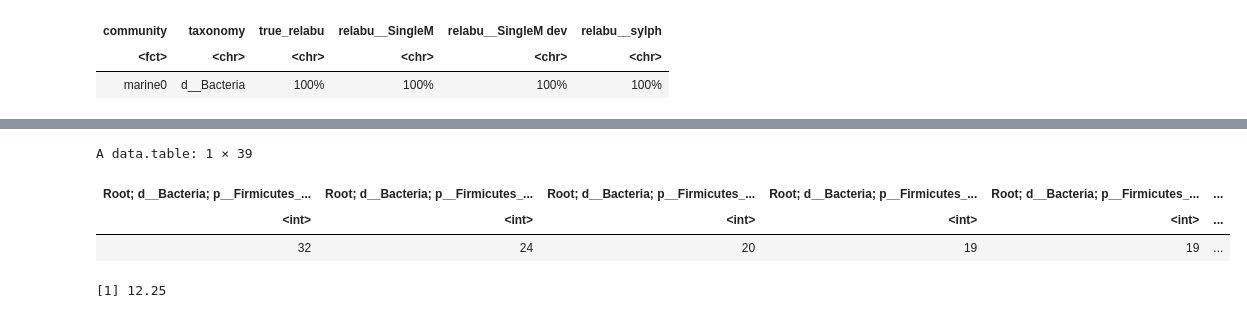
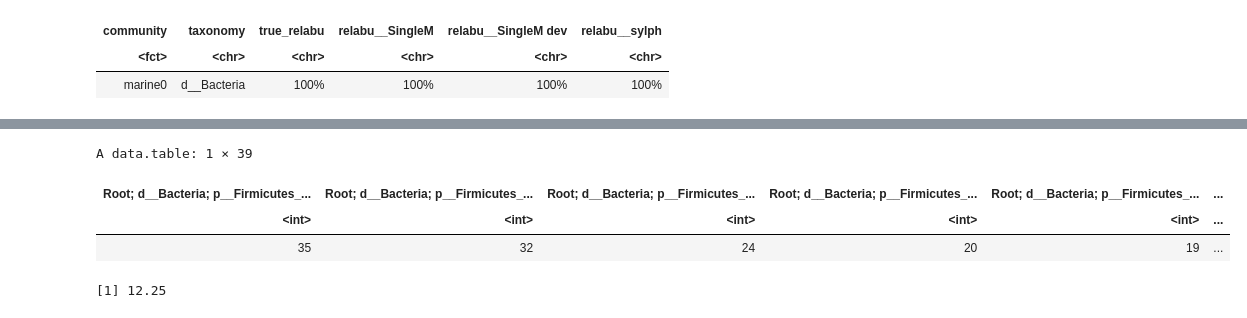
Before and after one commit to timbalam/singlem-benchmarking, a Jupyter notebook: 5_novelty/plot.ipynb, the cells around one changed output, grey strips where cells are left out. Cells and saved outputs as stored; diff of their text form; code cells hidden in the pictures.

```diff
--- a/5_novelty/plot.ipynb
+++ b/5_novelty/plot.ipynb
@@ -193,7 +193,8 @@ A data.table: 12 × 6
 fix_names <- function(old)
     purrr::map_chr(strsplit(old, "; ?"), function(x) paste0(x, collapse = "; "))
 
-params <- data.table(expand.grid(div = c(2, 3, 4, 6), top = c(2, 5, 10)))
+#params <- data.table(expand.grid(div = c(2, 3, 4, 6), top = c(2, 5, 10)))
+params <- data.table(expand.grid(div = 2, top = 2))
 read_hits <- function(file) {
     tbl <- fread(file)[, id := seq_len(.N)]
     setnames(tbl, grep(value = TRUE, "; ?", names(tbl)), fix_names)
@@ -262,24 +269,24 @@ A data.table: 4 × 6
 # %%
 vah = bhs[rowSums(bhs[, grep(value = TRUE, "g__Veillonella", names(bhs)), with = FALSE]) > 0 & coverage > 2][
     grepl("Bacteria", domain),
     -c("sample", "domain")
 ]
 vah_mks <- vah[
     ,
     lapply(.SD, function(x) any(x %in% c(1, 2))),
-    .SDcols = -"coverage",
+    .SDcols = -c("id", "coverage"),
     by = list(marker)
 ][
     ,
     lapply(.SD, sum),
     .SDcols = -"marker"
 ][, as.list(sort(unlist(.SD), decreasing = TRUE)), .SDcols = function(x) x > 0]
 vah_mks
 # %% [output]
 A data.table: 1 × 39
 | Root; d__Bacteria; p__Firmicutes_... | Root; d__Bacteria; p__Firmicutes_... | Root; d__Bacteria; p__Firmicutes_... | Root; d__Bacteria; p__Firmicutes_... | Root; d__Bacteria; p__Firmicutes_... | ... |
 | <int> | <int> | <int> | <int> | <int> | ... |
-| 32 | 24 | 20 | 19 | 19 | ... |
+| 35 | 32 | 24 | 20 | 19 | ... |
 # %%
 vah[, length(unique(marker))] * 0.35
 length(vah_mks)
```
Also changed, not shown: parts of 16 cells of this notebook.
